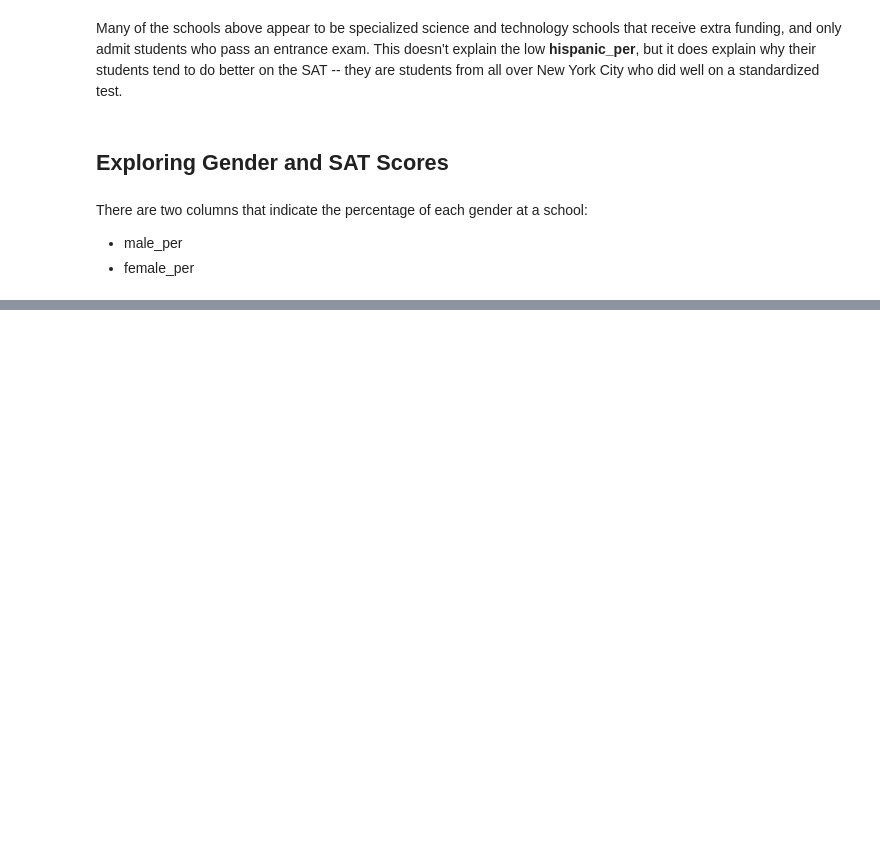
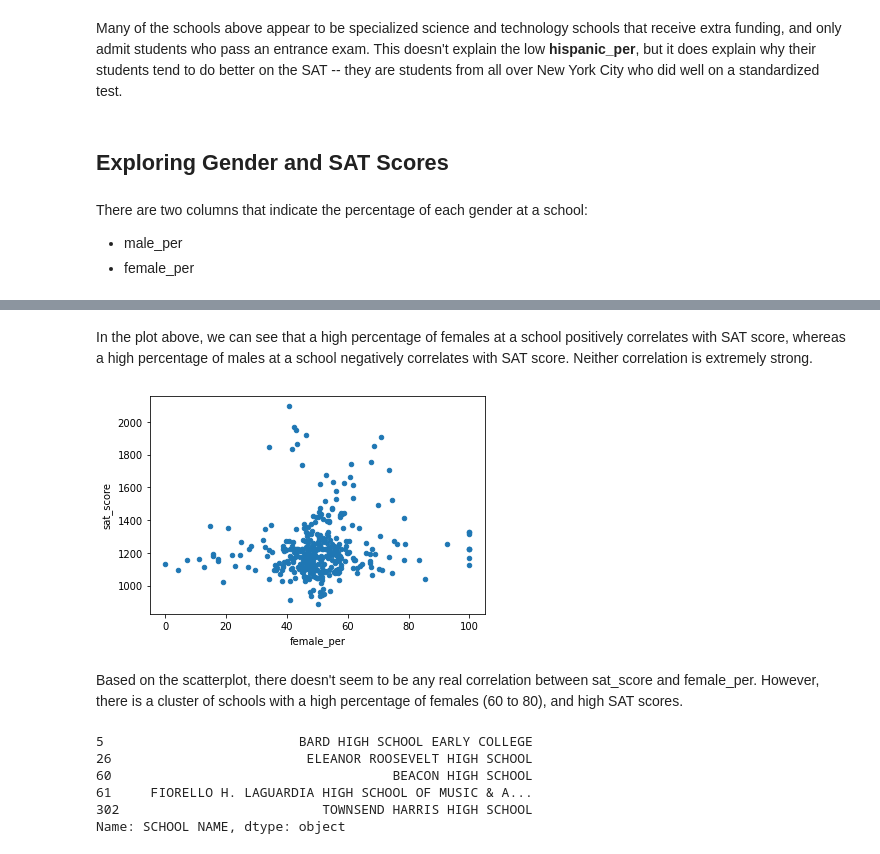
Before and after one commit to hoangvn111/Project-Analyzing-NYC-High-School-Data, a Jupyter notebook: Project_Analyzing_NYC_High_School_Data.ipynb, the cells around one changed output, grey strips where cells are left out. Cells and saved outputs as stored; diff of their text form; code cells hidden in the pictures; blank space fills up the shorter version.

```diff
--- a/Project_Analyzing_NYC_High_School_Data.ipynb
+++ b/Project_Analyzing_NYC_High_School_Data.ipynb
@@ -324,0 +336,21 @@ There are two columns that indicate the percentage of each gender at a school:
+# %% [markdown]
+In the plot above, we can see that a high percentage of females at a school positively correlates with SAT score, whereas a high percentage of males at a school negatively correlates with SAT score. Neither correlation is extremely strong.
+# %%
+# Make a scatter plot of female_per vs. sat_score
+combined.plot.scatter('female_per', 'sat_score')
+plt.show()
+# %% [output]
+[figure, added]
+# %% [markdown]
+Based on the scatterplot, there doesn't seem to be any real correlation between sat_score and female_per. However, there is a cluster of schools with a high percentage of females (60 to 80), and high SAT scores.
+# %%
+# Research any schools with a female_per greater than 60% and an average SAT score greater than 1700
+school_female_high_per_high_score = combined[(combined['female_per'] > 60) & (combined['sat_score'] > 1700)]['SCHOOL NAME']
+school_female_high_per_high_score
+# %% [output]
+5                         BARD HIGH SCHOOL EARLY COLLEGE
+26                         ELEANOR ROOSEVELT HIGH SCHOOL
+60                                    BEACON HIGH SCHOOL
+61     FIORELLO H. LAGUARDIA HIGH SCHOOL OF MUSIC & A...
+302                          TOWNSEND HARRIS HIGH SCHOOL
+Name: SCHOOL NAME, dtype: object
```
Also changed, not shown: parts of 9 cells of this notebook.
